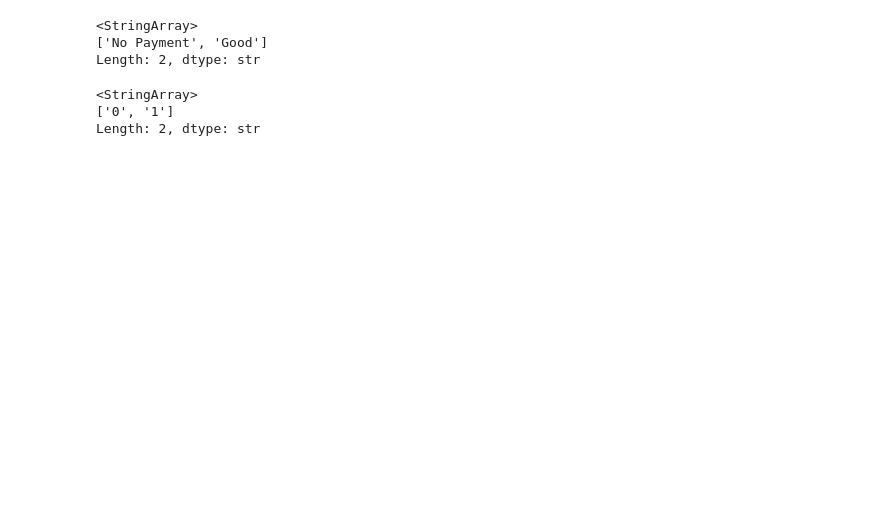
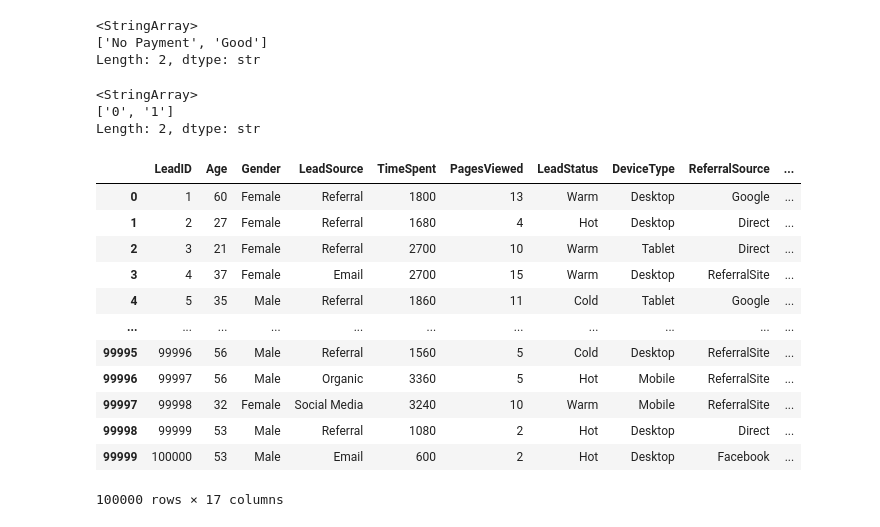
Before and after one commit to schaffen2004/lead-insight-AI, a Jupyter notebook: notebook/pre-processing.ipynb, the cells around one changed output. Saved outputs shown, nothing was run; the diff lists cells and outputs as text; code cells hidden in the pictures; blank space fills up the shorter version.

Commit message:
feat(data): Convert response ttime to second

```diff
--- a/notebook/pre-processing.ipynb
+++ b/notebook/pre-processing.ipynb
@@ -81,3 +81,11 @@ Index(['LeadID', 'Age', 'Gender', 'LeadSource', 'TimeSpent (minutes)',
        'ResponseTime (hours)', 'FollowUpEmails', 'SocialMediaEngagement',
        'PaymentHistory', 'Conversion (Target)'],
       dtype='str')
+# %%
+df.rename(columns={
+    'ResponseTime (hours)': 'ResponseTime',
+    'Conversion (Target)': 'Conversion',
+    'TimeSpent (minutes)': 'TimeSpent',
+    'FollowUpEmails':'FollowUpMessage'
+}, inplace=True)
+df.columns
@@ -95,5 +112,27 @@ df['PaymentHistory'].unique()
 <StringArray>
 ['0', '1']
 Length: 2, dtype: str
+# %%
+df['ResponseTime'] = df['ResponseTime']*60
+# %%
+df['TimeSpent'] = df['TimeSpent']*60
+# %%
+df = df.drop("EmailSent",axis=1)
+# %%
+df
+# %% [output]
+|  | LeadID | Age | Gender | LeadSource | TimeSpent | PagesViewed | LeadStatus | DeviceType | ReferralSource | ... |
+| 0 | 1 | 60 | Female | Referral | 1800 | 13 | Warm | Desktop | Google | ... |
+| 1 | 2 | 27 | Female | Referral | 1680 | 4 | Hot | Desktop | Direct | ... |
+| 2 | 3 | 21 | Female | Referral | 2700 | 10 | Warm | Tablet | Direct | ... |
+| 3 | 4 | 37 | Female | Email | 2700 | 15 | Warm | Desktop | ReferralSite | ... |
+| 4 | 5 | 35 | Male | Referral | 1860 | 11 | Cold | Tablet | Google | ... |
+| ... | ... | ... | ... | ... | ... | ... | ... | ... | ... | ... |
+| 99995 | 99996 | 56 | Male | Referral | 1560 | 5 | Cold | Desktop | ReferralSite | ... |
+| 99996 | 99997 | 56 | Male | Organic | 3360 | 5 | Hot | Mobile | ReferralSite | ... |
+| 99997 | 99998 | 32 | Female | Social Media | 3240 | 10 | Warm | Mobile | ReferralSite | ... |
+| 99998 | 99999 | 53 | Male | Referral | 1080 | 2 | Hot | Desktop | Direct | ... |
+| 99999 | 100000 | 53 | Male | Email | 600 | 2 | Hot | Desktop | Facebook | ... |
+100000 rows × 17 columns
 # %%
 df.to_csv("processed.csv",index=False)
```
Also changed, not shown: parts of 1 cell of this notebook, 5 other files.
